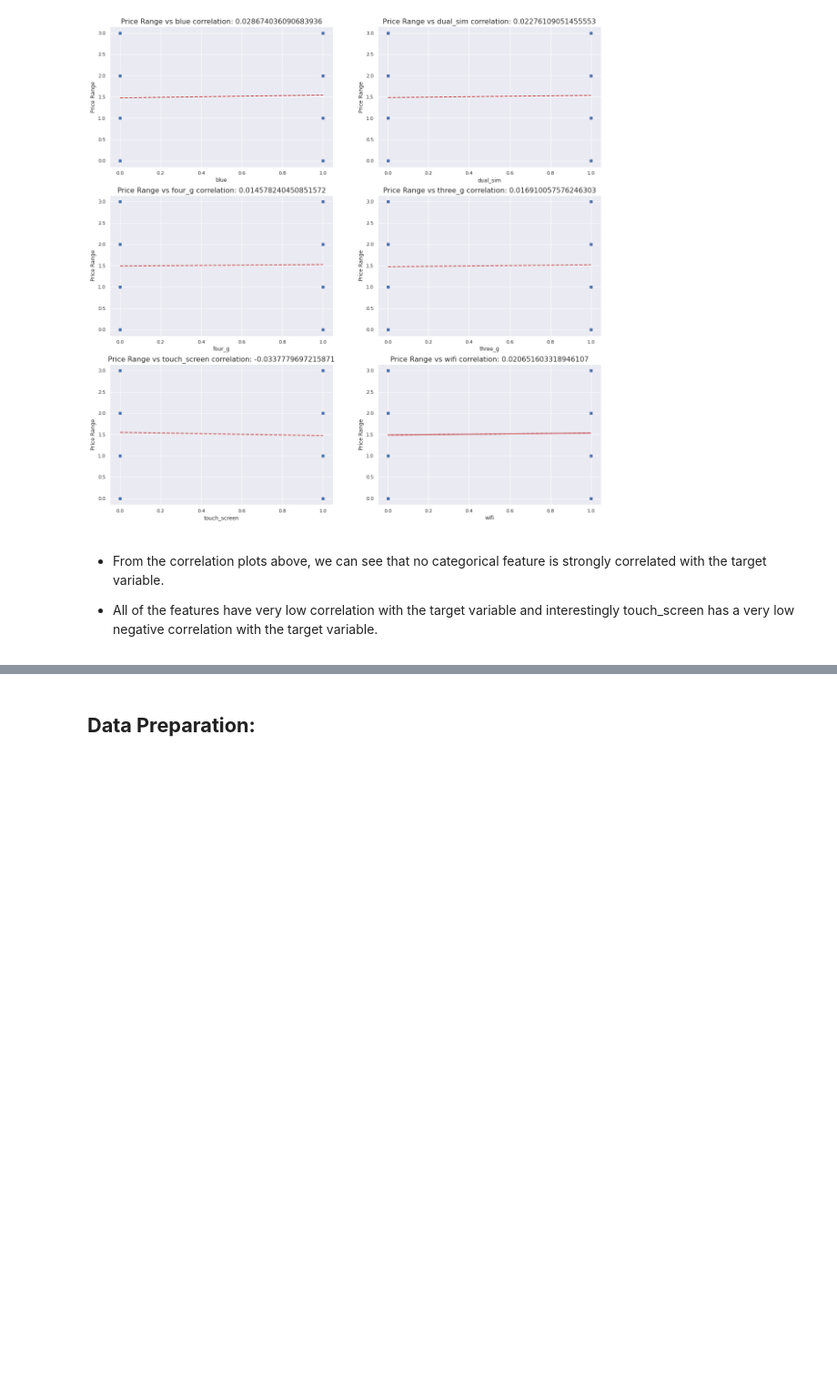
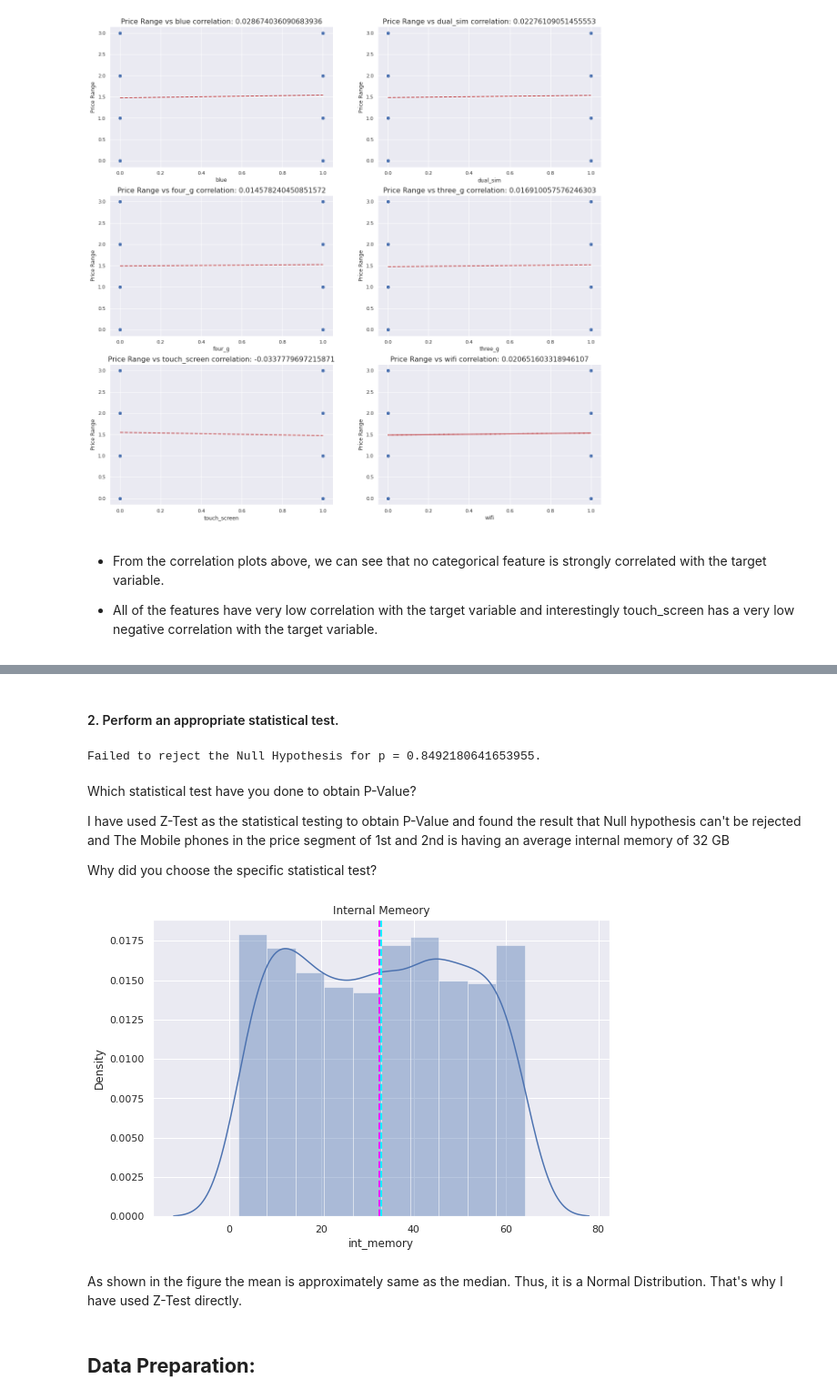
Before and after one commit to tushar2411/Mobile-Price-Range-Prediction---Capstone-Project-3, a Jupyter notebook: Final_Mobile_Price_Range_Prediction_Capstone_Project_3.ipynb, the cells around one changed output, grey strips where cells are left out. Shown at 91% size. Cells and saved outputs as stored; diff of their text form; code cells hidden in the pictures; blank space fills up the shorter version.

```diff
--- a/Final_Mobile_Price_Range_Prediction_Capstone_Project_3.ipynb
+++ b/Final_Mobile_Price_Range_Prediction_Capstone_Project_3.ipynb
@@ -623,0 +821,2 @@ for feature in cat_features:
+# %% [markdown]
+#### 2. Perform an appropriate statistical test.
@@ -624,3 +837,39 @@ for feature in cat_features:
+# %%
+# Getting Z value
+
+z = findz.mean(hypothesis_number,sample_mean,size,std)
+
+# Getting P - Value
+
+p = p_value(z = z, tailed='d')
+
+# Getting Conclusion
+
+print(conclusion(p))
+# %% [output]
+Failed to reject the Null Hypothesis for p = 0.8492180641653955.
+# %% [markdown]
+Which statistical test have you done to obtain P-Value?
+
+I have used Z-Test as the statistical testing to obtain P-Value and found the result that Null hypothesis can't be rejected and The Mobile phones in the price segment of 1st and 2nd is having an average internal memory of 32 GB
+
+Why did you choose the specific statistical test?
+# %%
+# Visualizing code of hist plot for required columns to know the data distibution
+
+fig=plt.figure(figsize=(9,6))
+ax = fig.gca()
+feature= (hypo_1["int_memory"])
+sns.distplot(hypo_1["int_memory"])
+ax.axvline(feature.mean(),color='magenta', linestyle='dashed', linewidth=2)
+ax.axvline(feature.median(),color='cyan', linestyle='dashed', linewidth=2)
+ax.set_title("Internal Memeory")
+plt.show()
+# %% [output]
+[figure, added]
+# %% [markdown]
+As shown in the figure the mean is approximately same as the median. Thus, it
+is a Normal Distribution. That's why I have used Z-Test directly.
 # %% [markdown]
 ## **Data Preparation:**
 # %%
```
Also changed, not shown: parts of 41 cells of this notebook.
